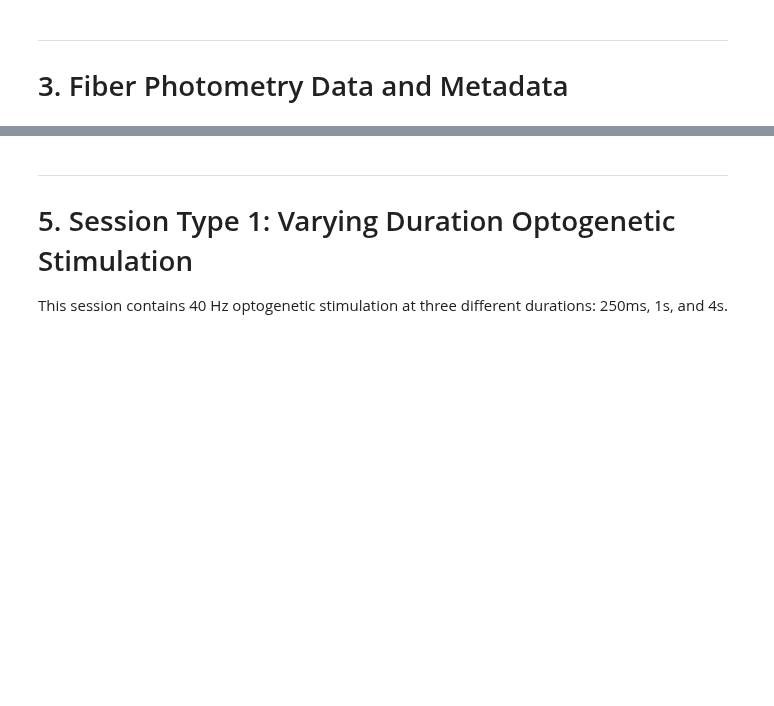
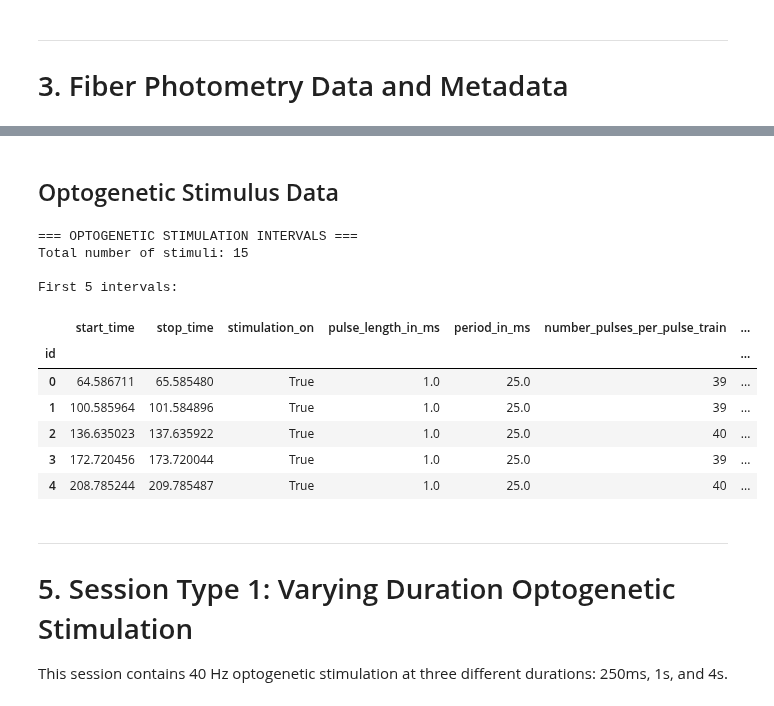
Before and after one commit to catalystneuro/hnasko-lab-to-nwb, a Jupyter notebook: src/hnasko_lab_to_nwb/lotfi_2025/tutorials/Lotfi_2025.ipynb, the cells around one changed output, grey strips where cells are left out. Saved outputs shown, nothing was run; the diff lists cells and outputs as text; code cells hidden in the pictures; blank space fills up the shorter version.

```diff
--- a/src/hnasko_lab_to_nwb/lotfi_2025/tutorials/Lotfi_2025.ipynb
+++ b/src/hnasko_lab_to_nwb/lotfi_2025/tutorials/Lotfi_2025.ipynb
@@ -176,3 +544,25 @@ video.device  # Display video device information
+# %% [markdown]
+## Optogenetic Stimulus Data
+# %%
+# Access optogenetic stimulation data
+ogen_df = nwbfile.intervals["optogenetic_epochs_table"].to_dataframe()
+
+print("=== OPTOGENETIC STIMULATION INTERVALS ===")
+print(f"Total number of stimuli: {len(ogen_df)}")
+print("\nFirst 5 intervals:")
+ogen_df.head()
+# %% [output]
+=== OPTOGENETIC STIMULATION INTERVALS ===
+Total number of stimuli: 15
+
+First 5 intervals:
+|  | start_time | stop_time | stimulation_on | pulse_length_in_ms | period_in_ms | number_pulses_per_pulse_train | ... |
+| id |  |  |  |  |  |  | ... |
+| 0 | 64.586711 | 65.585480 | True | 1.0 | 25.0 | 39 | ... |
+| 1 | 100.585964 | 101.584896 | True | 1.0 | 25.0 | 39 | ... |
+| 2 | 136.635023 | 137.635922 | True | 1.0 | 25.0 | 40 | ... |
+| 3 | 172.720456 | 173.720044 | True | 1.0 | 25.0 | 39 | ... |
+| 4 | 208.785244 | 209.785487 | True | 1.0 | 25.0 | 40 | ... |
 # %% [markdown]
 ---
 
```
Also changed, not shown: parts of 54 cells of this notebook.
